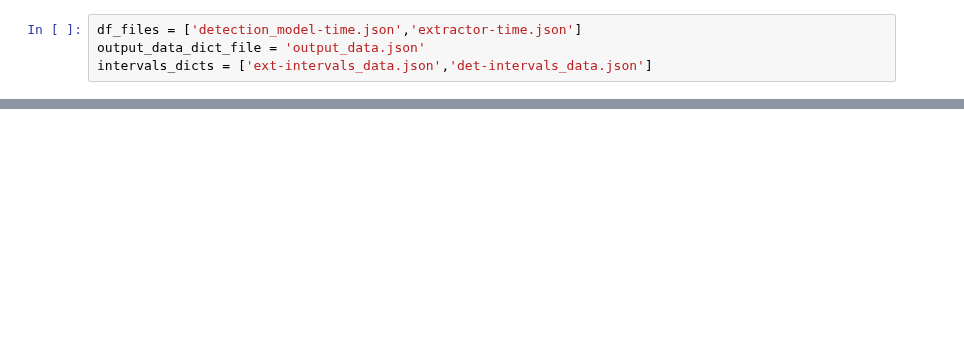
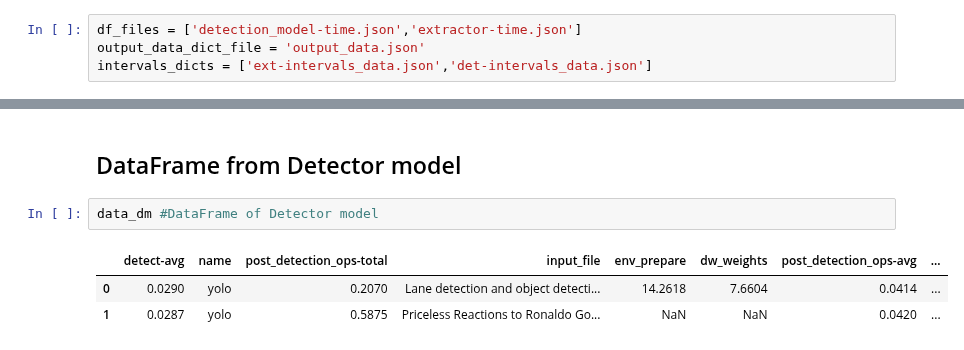
Before and after one commit to manuhg/class_snap, a Jupyter notebook: Plot_data.ipynb, the cells around one changed output, grey strips where cells are left out. Drawn from its saved outputs; the diff is of its cells as text; blank space fills up the shorter version.

```diff
--- a/Plot_data.ipynb
+++ b/Plot_data.ipynb
@@ -119,0 +142,8 @@ ext_info,det_info = list(map(info_det,dts))
+# %% [markdown]
+## DataFrame from Detector model
+# %%
+data_dm #DataFrame of Detector model
+# %% [output]
+|  | detect-avg | name | post_detection_ops-total | input_file | env_prepare | dw_weights | post_detection_ops-avg | ... |
+| 0 | 0.0290 | yolo | 0.2070 | Lane detection and object detecti... | 14.2618 | 7.6604 | 0.0414 | ... |
+| 1 | 0.0287 | yolo | 0.5875 | Priceless Reactions to Ronaldo Go... | NaN | NaN | 0.0420 | ... |
```
Also changed, not shown: parts of 21 cells of this notebook, 6 other files.
